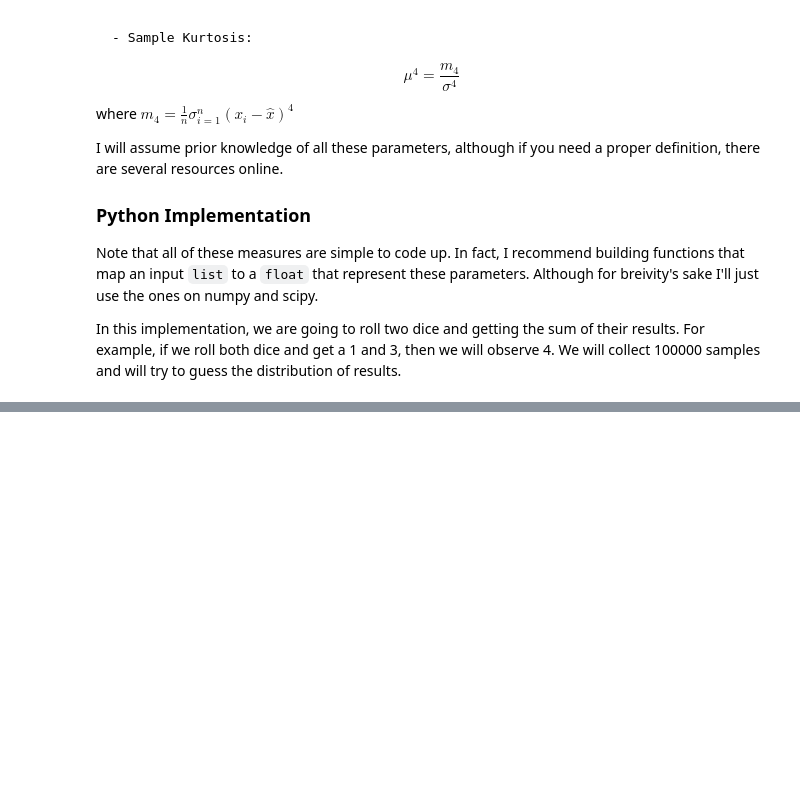
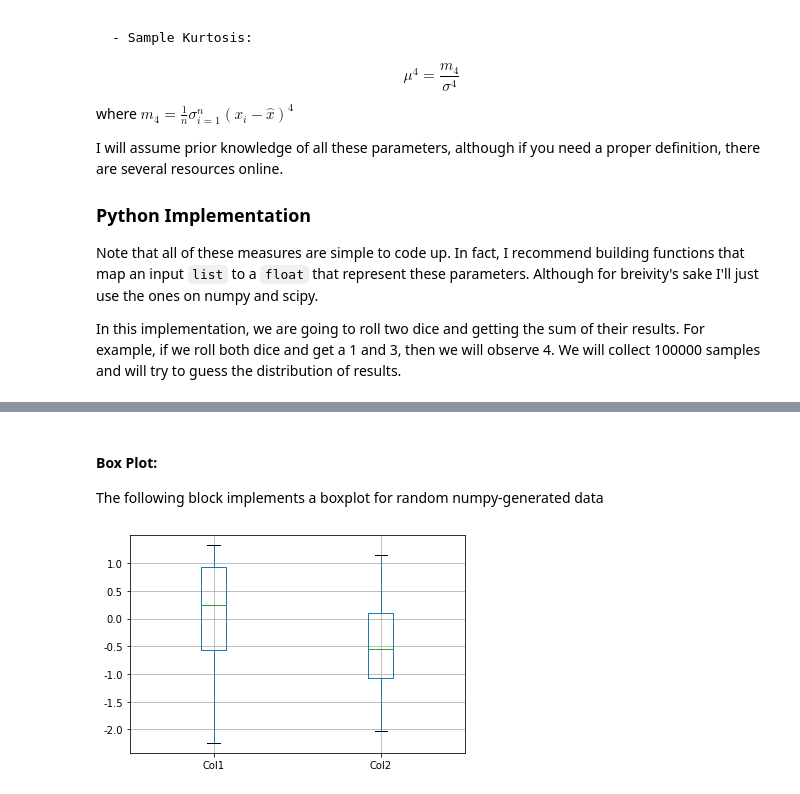
Before and after one commit to theheavygluon/Risk-Management-Course, a Jupyter notebook: Lecture 1 - Introduction to Statistics .ipynb, the cells around one changed output, grey strips where cells are left out. Cells and saved outputs as stored; diff of their text form; code cells hidden in the pictures; blank space fills up the shorter version.

Commit message:
wrote about 2d data

```diff
--- a/Lecture 1 - Introduction to Statistics .ipynb
+++ b/Lecture 1 - Introduction to Statistics .ipynb
@@ -403,0 +484,14 @@ sns.heatmap([gogo])
+# %% [markdown]
+#### Box Plot:
+
+The following block implements a boxplot for random numpy-generated data
+# %%
+#Source: https://pandas.pydata.org/docs/reference/api/pandas.DataFrame.boxplot.html
+
+np.random.seed(1234)
+df = pd.DataFrame(np.random.randn(10, 3),
+                  columns=['Col1', 'Col2', 'Col3'])
+
+boxplot = df.boxplot(column=['Col1', 'Col2'])
+# %% [output]
+[figure, added]
```
Also changed, not shown: parts of 27 cells of this notebook.
